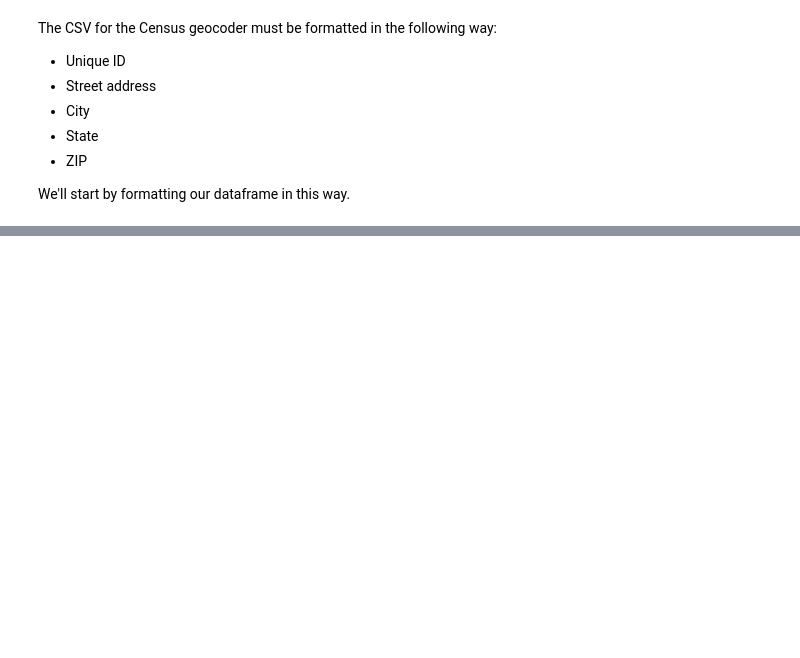
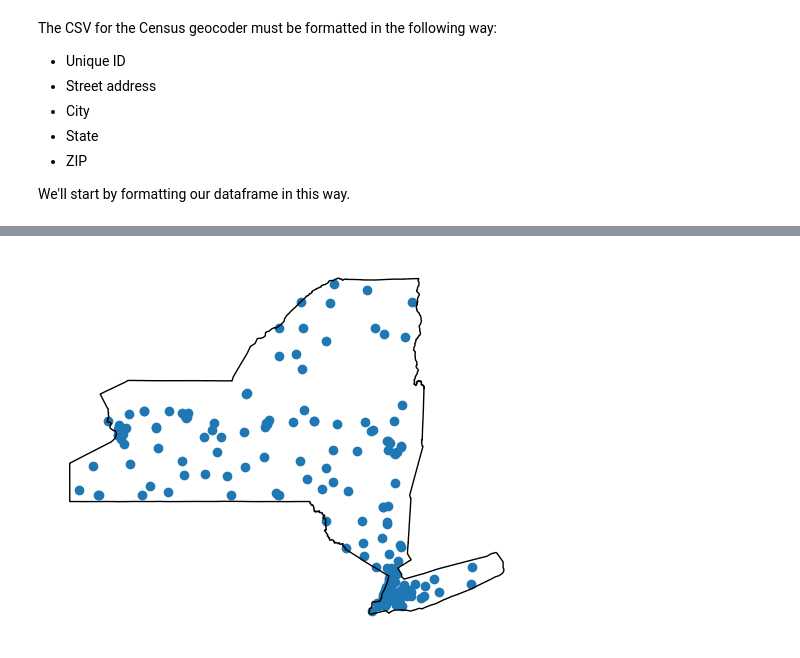
Before and after one commit to PUBPOL-2130/notebooks, a Jupyter notebook: helper-notebooks/PracticeGeolocating.ipynb, the cells around one changed output, grey strips where cells are left out. Saved outputs shown, nothing was run; the diff lists cells and outputs as text; code cells hidden in the pictures; blank space fills up the shorter version.

Commit message:
add plot

```diff
--- a/helper-notebooks/PracticeGeolocating.ipynb
+++ b/helper-notebooks/PracticeGeolocating.ipynb
@@ -288,0 +295,2 @@ geocoded_df
+# %%
+geocoded_df = geocoded_df[geocoded_df["Interpolated Longitude"].notna()]
@@ -288,0 +301,9 @@ geocoded_df
+# %%
+hospitals_gdf = gpd.GeoDataFrame(
+    geocoded_df,
+    geometry=gpd.points_from_xy(
+        geocoded_df["Interpolated Longitude"], geocoded_df["Interpolated Latitude"]
+    ),
+    crs=4326,
+)
+hospitals_gdf.head()
@@ -288,0 +317,11 @@ geocoded_df
+# %%
+# load NY outline
+NY_state_url = us.states.NY.shapefile_urls()
+NY_gdf = gpd.read_file(NY_state_url["state"])
+# %%
+# plot hospitals
+ax = hospitals_gdf.plot()
+NY_gdf.plot(ax=ax, facecolor="none", edgecolor="black")
+ax.set_axis_off();
+# %% [output]
+[figure, added]
```
Also changed, not shown: parts of 5 cells of this notebook.
